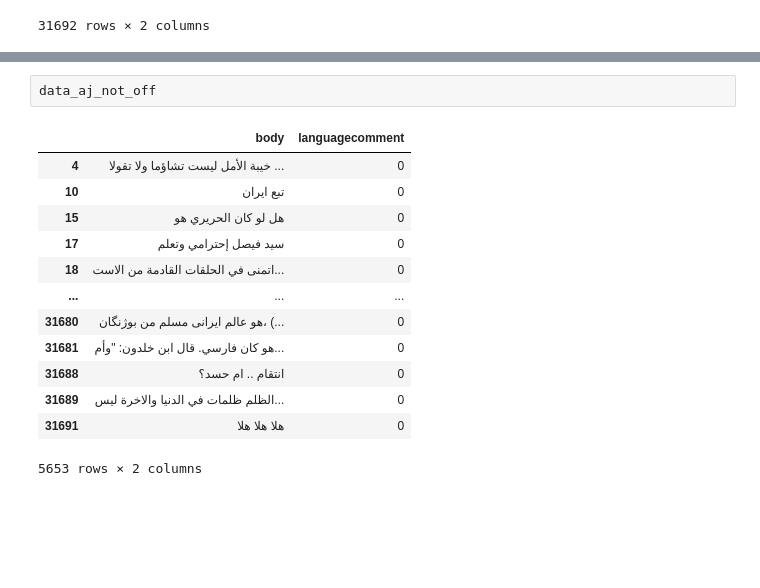
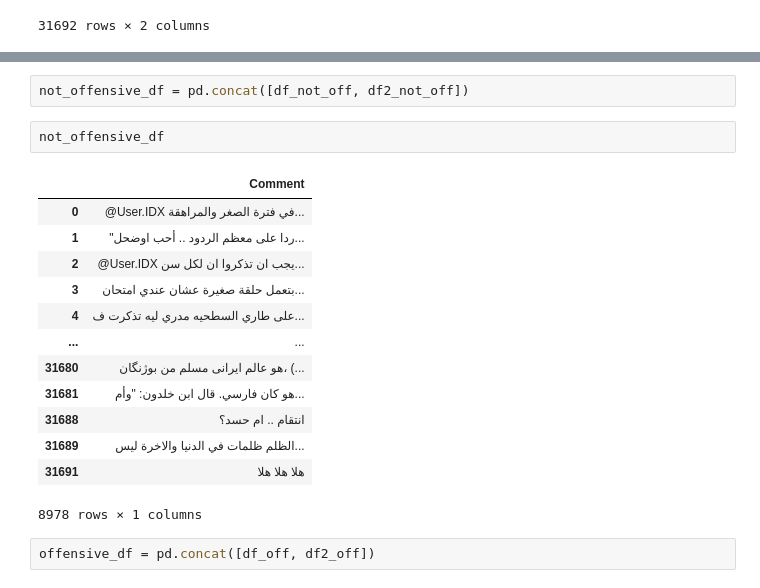
Before and after one commit to Strifee/offensive_Arabic, a Jupyter notebook: data_exploration.ipynb, the cells around one changed output, grey strips where cells are left out. Drawn from its saved outputs; the diff is of its cells as text; blank space fills up the shorter version.

```diff
--- a/data_exploration.ipynb
+++ b/data_exploration.ipynb
@@ -154,16 +156,20 @@ data_aj_off
-# %%
-data_aj_not_off
-# %% [output]
-|  | body | languagecomment |
-| 4 | خيبة الأمل ليست تشاؤما ولا تقولا ... | 0 |
-| 10 | تبع ايران | 0 |
-| 15 | هل لو كان الحريري هو | 0 |
-| 17 | سيد فيصل إحترامي وتعلم | 0 |
-| 18 | اتمنى في الحلقات القادمة من الاست... | 0 |
-| ... | ... | ... |
-| 31680 | هو عالم ایرانی مسلم من بوژنگان، (... | 0 |
-| 31681 | هو کان فارسي. قال ابن خلدون: "وأم... | 0 |
-| 31688 | انتقام .. ام حسد؟ | 0 |
-| 31689 | الظلم ظلمات في الدنيا والاخرة ليس... | 0 |
-| 31691 | هلا هلا هلا | 0 |
-5653 rows × 2 columns
+# %%
+not_offensive_df = pd.concat([df_not_off, df2_not_off])
+# %%
+not_offensive_df
+# %% [output]
+|  | Comment |
+| 0 | @User.IDX في فترة الصغر والمراهقة... |
+| 1 | "ردا على معظم الردود .. أحب اوضحل... |
+| 2 | @User.IDX يجب ان تذكروا ان لكل سن... |
+| 3 | بتعمل حلقة صغيرة عشان عندي امتحان... |
+| 4 | على طاري السطحيه مدري ليه تذكرت ف... |
+| ... | ... |
+| 31680 | هو عالم ایرانی مسلم من بوژنگان، (... |
+| 31681 | هو کان فارسي. قال ابن خلدون: "وأم... |
+| 31688 | انتقام .. ام حسد؟ |
+| 31689 | الظلم ظلمات في الدنيا والاخرة ليس... |
+| 31691 | هلا هلا هلا |
+8978 rows × 1 columns
+# %%
+offensive_df = pd.concat([df_off, df2_off])
```
Also changed, not shown: parts of 12 cells of this notebook, 4 other files.
